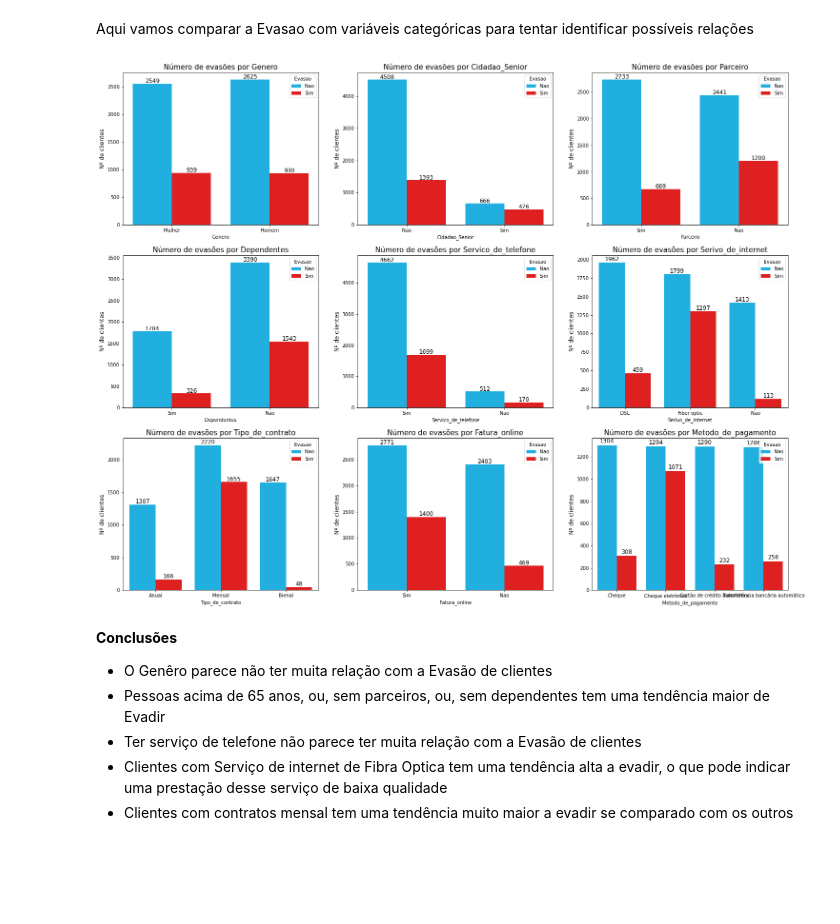
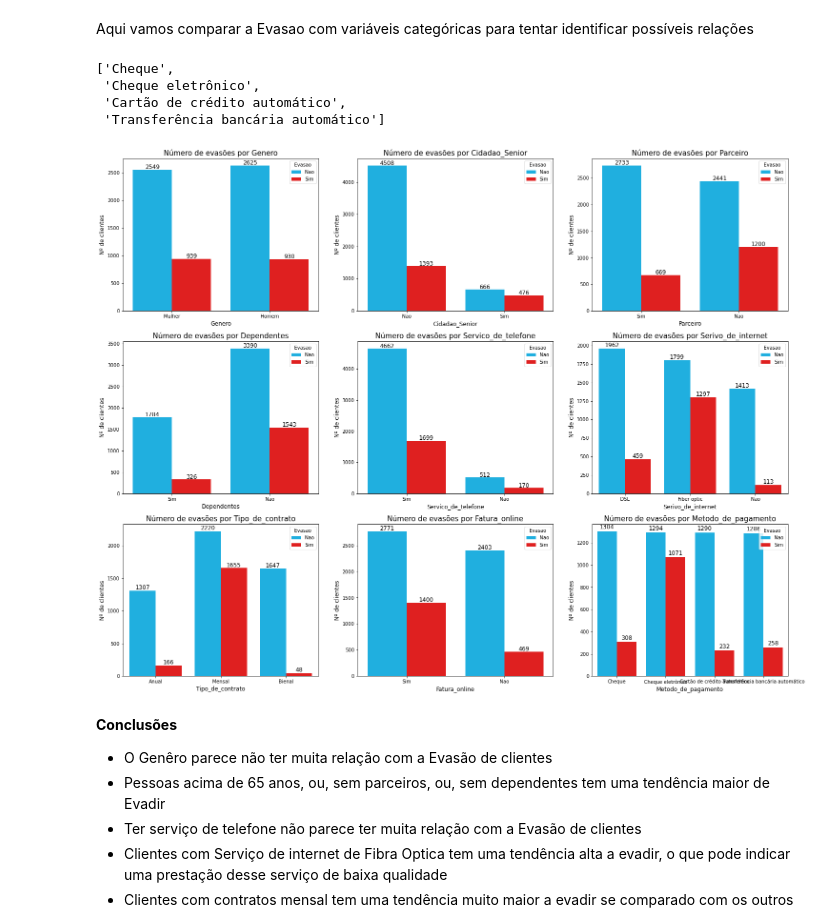
Before and after one commit to Lacerdash/Alura_Challenge_Data_Science, a Jupyter notebook: Semana 02/Explorando os dados.ipynb, the cells around one changed output. Cells and saved outputs as stored; diff of their text form; code cells hidden in the pictures; blank space fills up the shorter version.

```diff
--- a/Semana 02/Explorando os dados.ipynb
+++ b/Semana 02/Explorando os dados.ipynb
@@ -20,7 +20,7 @@ import matplotlib.gridspec as gs
 ### Carregamento da Base de Dados
 A base de dados será carregada do arquivo CSV gerado na Semana 01 do Challange
 # %%
-df = pd.read_csv('dados limpos.csv')
+df = pd.read_csv('D:\OneDrive\Pessoal\Material de Estudo\ALURA\Desafios\Alura_Challenge_Data_Science\Semana 01\dados limpos.csv')
 df.head()
 # %% [output]
 |  | ID_cliente | Evasao | Genero | Cidadao_Senior | Parceiro | Dependentes | Tempo_de_contrato | ... |
@@ -107,6 +107,13 @@ No gráfico é possível perceber uma alto percentual de evasões, o que justifi
 ### Evasao X Variáveis categóricas
 # %% [markdown]
 Aqui vamos comparar a Evasao com variáveis categóricas para tentar identificar possíveis relações
+# %%
+df.Metodo_de_pagamento.unique().tolist()
+# %% [output]
+['Cheque',
+ 'Cheque eletrônico',
+ 'Cartão de crédito automático',
+ 'Transferência bancária automático']
 # %%
 lista_variaveis_categoricas = ['Genero', 'Cidadao_Senior', 'Parceiro',
        'Dependentes', 'Servico_de_telefone', 'Serivo_de_internet', 'Tipo_de_contrato', 'Fatura_online',
@@ -120,34 +127,35 @@ for coluna in lista_variaveis_categoricas:
 
     ax = sns.countplot(data = df,
                     x = coluna,
                     hue = 'Evasao',
                     palette = {'deepskyblue', 'red'},
                     ax = ax_1[row, col])
 
     ax.set_title(f'Número de evasões por {coluna}', fontsize = 15) # Adicionando título e aumentando o tamanho da fonte
     ax.set_ylabel('Nº de clientes', fontsize = 12) # Mudando o título do eixo Y e aumentando o tamanho da fonte
+    ax.set_xlabel(coluna, fontsize = 12) # Mudando o título do eixo X e aumentando o tamanho da fonte
 
     # Adicionando rotúlo de dados do Nº de clientes
     for p in ax.patches:
         height = p.get_height()
         ax.text(p.get_x()+p.get_width()/2.,
         height + 20,
         '{:1}'.format((height)),
         ha='center',
         size = 12)
 
     if col == 2 and row == 1:
         row = 2
         col = 0
     elif col == 2:
         col = 0
         row = 1
     else:
         col += 1
 
 plt.show()
 # %% [output]
-[figure, old version]
+[figure, new version]
 # %% [markdown]
 **Conclusões**
 - O Genêro parece não ter muita relação com a Evasão de clientes
```
Also changed, not shown: parts of 3 cells of this notebook.
